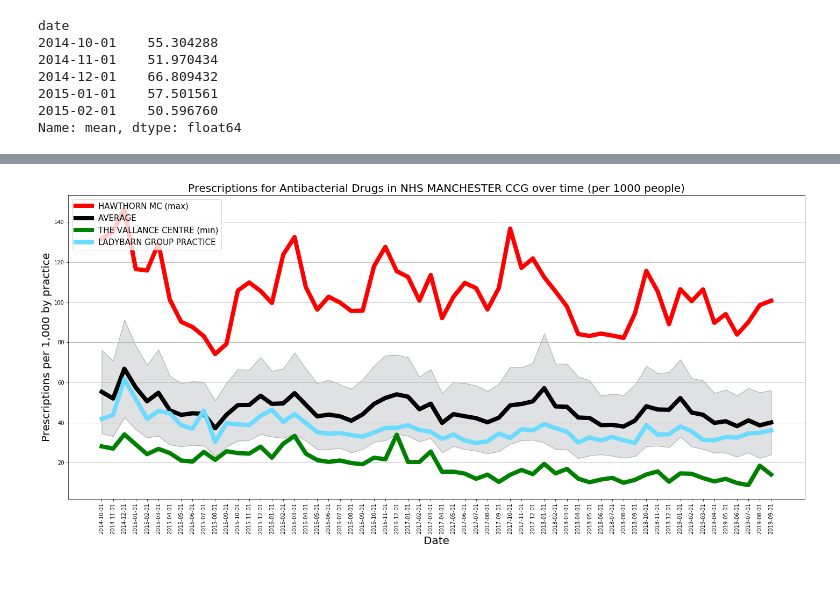
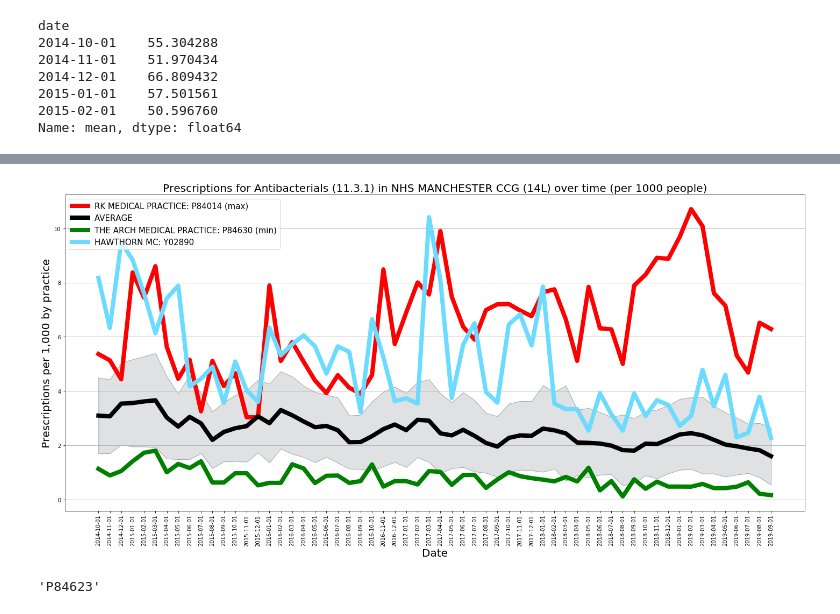
Before and after one commit to aaron-obrien/CCG_prescriptions_project, a Jupyter notebook: test.ipynb, the cells around one changed output, grey strips where cells are left out. Cells and saved outputs as stored; diff of their text form; code cells hidden in the pictures; blank space fills up the shorter version.

```diff
--- a/test.ipynb
+++ b/test.ipynb
@@ -328,29 +354,50 @@ def getcombined(CCG, BNF):
     return(data)
 # %%
 def make_name(CCG,BNF):
+
+    # Import requests as pandas package.
     import requests
+    import pandas as pd
 
+    # Define api components for later concatonation.
     linkapi = 'https://openprescribing.net'
-
     BNF_l = '/api/1.0/bnf_code/?q='
     CCG_l = '/api/1.0/org_code/?q='
     json = '&format=json'
 
+    # Create complete api links by concatonating above strings with user specified input.
+    # CCG link will retrieve both CCG name and code when either is specified.
     CCG_link = linkapi + CCG_l + CCG + json
+    # BNF link will retrieve both BNF name and code when either is specified.
     BNF_link = linkapi + BNF_l + BNF + json
 
+    # Request from API using function from requests package.
     CCG_request = requests.get(CCG_link)
     BNF_request = requests.get(BNF_link)
 
+    # Convert the json files returned from api to a data frame.
     CCG_data = pd.DataFrame(CCG_request.json())
     BNF_data = pd.DataFrame(BNF_request.json())
 
-    return [CCG_data['code'].iloc[0], CCG_data['name'].iloc[0],BNF_data['id'].iloc[0], BNF_data['name'].iloc[0]]
+    # The api will return all entries that partially match user specified information.
+    # The following will extract the CCG code & name and BNF id & name for the first returned entry (best match).
+    output = [CCG_data['code'].iloc[0], CCG_data['name'].iloc[0],BNF_data['id'].iloc[0], BNF_data['name'].iloc[0]]
+
+    # Return output list.
+    return output
 # %%
 def prescriptionsPlot(CCG, BNF, centre=''):
 
+    # Import required packages.
+    import numpy as np
+    import pandas as pd
+    import matplotlib.pyplot as plt
+
+
+    # Ensure specified centre is in block capitals.
     centre = centre.upper()
 
+    # Run make_name function using specified CCG and BNF input.
     codes_names = make_name(CCG,BNF)
 
     # Run combined_data function to retrieve both x and y information pertaining to specified CCG and BNF codes.
@@ -367,10 +414,12 @@ def prescriptionsPlot(CCG, BNF, centre=''):
     # Identify the centre with the max average number of prescription items across all months.
     # Ensure centre has data for all 60 months.
     max_items = items_data[items_data['count']==60]['mean'].idxmax()
+    max_items_id = combined_data[combined_data['row_name']==max_items]['row_id'].iloc[0]
 
     # Identify the centre with the lowest average number of prescription items across all months.
     # Ensure centre has data for all 60 months.
     min_items = items_data[items_data['count']==60]['mean'].idxmin()
+    min_items_id = combined_data[combined_data['row_name']==min_items]['row_id'].iloc[0]
 
     # Group data by date and compute average and std items per 1000 people for each date across all centres.
     mean_items_data = combined_data['itemsP1000P'].groupby(combined_data['date']).describe()
@@ -386,7 +435,7 @@ def prescriptionsPlot(CCG, BNF, centre=''):
 
     # Add max centre plot to subplot: x axis = dates; y = axis prescription items per 1000 people.
     # Set line color to red and label the line using the max_items label (append '(max)' string).
-    ax.plot(max_centre['date'], max_centre['itemsP1000P'], color='red',label=max_items+' (max)')
+    ax.plot(max_centre['date'], max_centre['itemsP1000P'], color='red',label=max_items+': '+max_items_id+' (max)')
 
     # Add average of centres plot to subplot: x axis = dates; y axis = mean prescription items per 1000 people.
     # Set line color to black and label the line 'AVERAGE'.
@@ -394,7 +443,7 @@ def prescriptionsPlot(CCG, BNF, centre=''):
 
     # Add min centre plot to subplot: x axis = dates; y axis = prescription items per 1000 people.
     # Set line color to green and label the line using the min_items label (append '(max)' string).
-    ax.plot(min_centre['date'], min_centre['itemsP1000P'], color='green',label=min_items+' (min)')
+    ax.plot(min_centre['date'], min_centre['itemsP1000P'], color='green',label=min_items+': '+min_items_id+' (min)')
 
     # If a centre is specified...
     if centre:
@@ -407,10 +456,11 @@ def prescriptionsPlot(CCG, BNF, centre=''):
 
             # Extract full name of matched centre.
             name = custom_centre['row_name'].iloc[0]
+            custom_items_id = combined_data[combined_data['row_name']==name]['row_id'].iloc[0]
 
             # Add custom centre plot to subplot: x axis = dates; y axis = prescription items per 1000 people.
             # Set line color to blue and label the line using the full name of matched centre.
-            ax.plot(custom_centre['date'], custom_centre['itemsP1000P'], color='#6bdcff',label=name)
+            ax.plot(custom_centre['date'], custom_centre['itemsP1000P'], color='#6bdcff',label=name + ': ' + custom_items_id)
 
         # If specified centre not withn specified CCG, alert user.
         else:
@@ -422,7 +472,7 @@ def prescriptionsPlot(CCG, BNF, centre=''):
                     alpha=0.9, edgecolor='#9c9ea1', facecolor='#dcdee0')
 
     # Create title string by concatanating names derived from make_name function.
-    title = 'Prescriptions for ' + codes_names[3] + ' in ' + codes_names[1] + ' over time (per 1000 people)'
+    title = 'Prescriptions for ' + codes_names[3] + ' (' + codes_names[2] + ')' + ' in ' + codes_names[1] + ' (' + codes_names[0] + ')' + ' over time (per 1000 people)'
 
     # Set title of plot to title string and update font size.
     ax.set_title(title, fontsize=20)
@@ -461,14 +511,16 @@ def prescriptionsPlot(CCG, BNF, centre=''):
     plt.legend(loc=2, fontsize = 15)
 
     # Add extra space to subplot for figure saving.
-    plt.gcf().subplots_adjust(bottom=0.17)
+    plt.gcf().subplots_adjust(bottom=0.14)
 
     # Save figure.
     plt.savefig(title + '.png')
 
     # Show figure.
     plt.show()
-# %%
-combined = prescriptionsPlot(CCG='manc', BNF='antibacterial drug',centre='lady')
-# %% [output]
-[figure, removed]
+# %%
+# displays codes in brackets.
+
+combined = prescriptionsPlot(CCG='manc', BNF='11.3.1',centre='haw')
+# %% [output]
+[figure, added]
@@ -474,0 +529,4 @@ combined = prescriptionsPlot(CCG='manc', BNF='antibacterial drug',centre='lady')
+# %%
+combined_data[combined_data['row_name']=='ALEESHAN MEDICAL CENTRE']['row_id'].iloc[0]
+# %% [output]
+'P84623'
```
Also changed, not shown: parts of 3 cells of this notebook.
